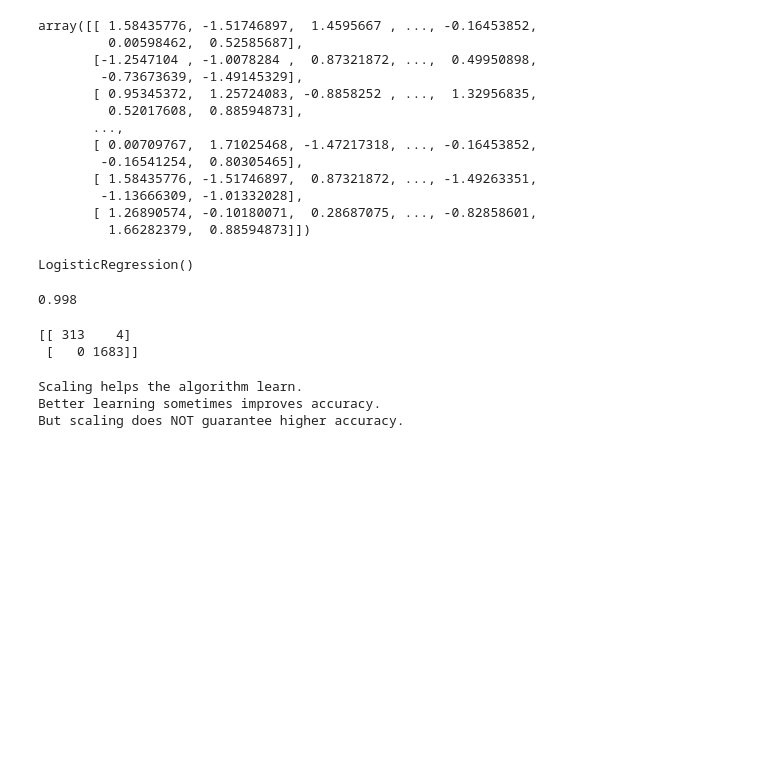
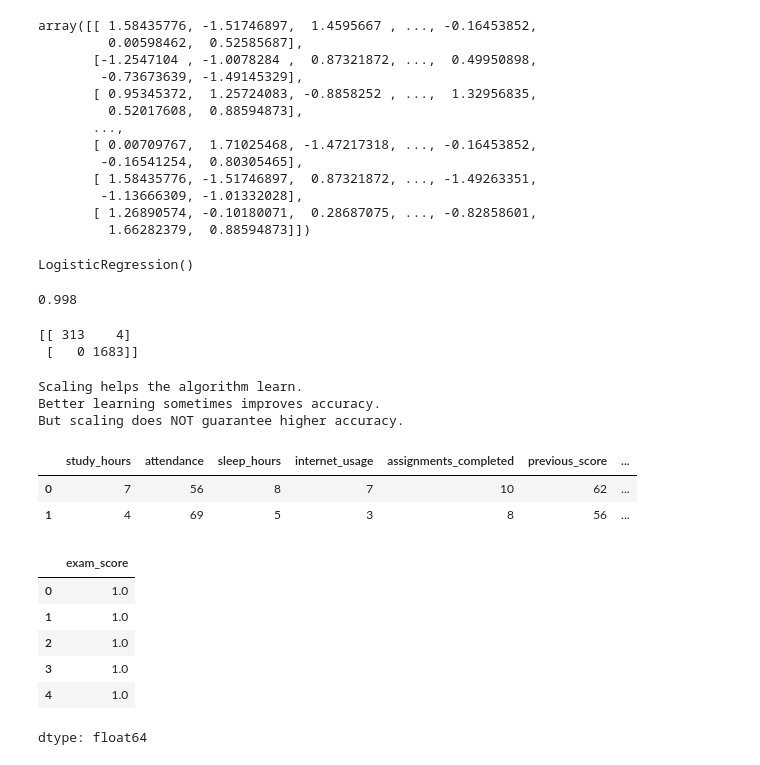
Before and after one commit to Shambhuraje1919/Machine_Learning_Paractice, a Jupyter notebook: traning_Models_1_.ipynb, the cells around one changed output. Saved outputs shown, nothing was run; the diff lists cells and outputs as text; code cells hidden in the pictures; blank space fills up the shorter version.

```diff
--- a/traning_Models_1_.ipynb
+++ b/traning_Models_1_.ipynb
@@ -253,3 +253,9 @@ But scaling does NOT guarantee higher accuracy.''')
 Scaling helps the algorithm learn.
 Better learning sometimes improves accuracy.
 But scaling does NOT guarantee higher accuracy.
+# %%
+df.head(2)
+# %% [output]
+|  | study_hours | attendance | sleep_hours | internet_usage | assignments_completed | previous_score | ... |
+| 0 | 7 | 56 | 8 | 7 | 10 | 62 | ... |
+| 1 | 4 | 69 | 5 | 3 | 8 | 56 | ... |
@@ -255,0 +269,10 @@ But scaling does NOT guarantee higher accuracy.
+# %%
+df["exam_score"].head()
+# %% [output]
+|  | exam_score |
+| 0 | 1.0 |
+| 1 | 1.0 |
+| 2 | 1.0 |
+| 3 | 1.0 |
+| 4 | 1.0 |
+dtype: float64
```
Also changed, not shown: parts of 10 cells of this notebook.
